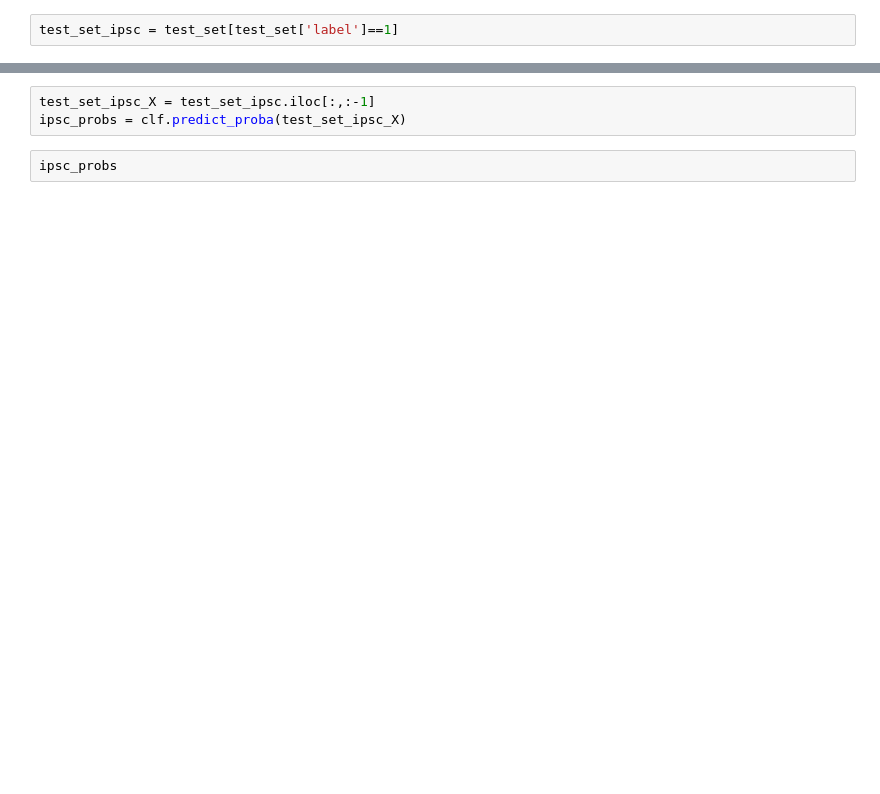
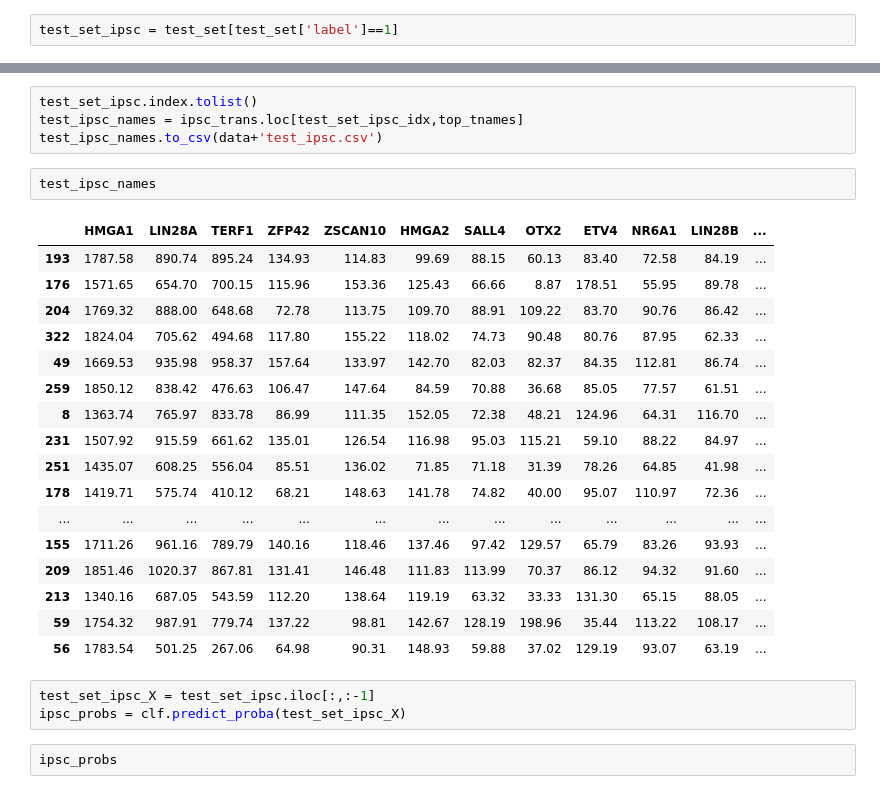
Before and after one commit to moqri/iPSC-scoring, a Jupyter notebook: notebooks/classifier_data_formatting.ipynb, the cells around one changed output, grey strips where cells are left out. Cells and saved outputs as stored; diff of their text form; blank space fills up the shorter version.

```diff
--- a/notebooks/classifier_data_formatting.ipynb
+++ b/notebooks/classifier_data_formatting.ipynb
@@ -194,3 +215,27 @@ test_set_ipsc = test_set[test_set['label']==1]
+# %%
+test_set_ipsc.index.tolist()
+test_ipsc_names = ipsc_trans.loc[test_set_ipsc_idx,top_tnames]
+test_ipsc_names.to_csv(data+'test_ipsc.csv')
+# %%
+test_ipsc_names
+# %% [output]
+|  | HMGA1 | LIN28A | TERF1 | ZFP42 | ZSCAN10 | HMGA2 | SALL4 | OTX2 | ETV4 | NR6A1 | LIN28B | ... |
+| 193 | 1787.58 | 890.74 | 895.24 | 134.93 | 114.83 | 99.69 | 88.15 | 60.13 | 83.40 | 72.58 | 84.19 | ... |
+| 176 | 1571.65 | 654.70 | 700.15 | 115.96 | 153.36 | 125.43 | 66.66 | 8.87 | 178.51 | 55.95 | 89.78 | ... |
+| 204 | 1769.32 | 888.00 | 648.68 | 72.78 | 113.75 | 109.70 | 88.91 | 109.22 | 83.70 | 90.76 | 86.42 | ... |
+| 322 | 1824.04 | 705.62 | 494.68 | 117.80 | 155.22 | 118.02 | 74.73 | 90.48 | 80.76 | 87.95 | 62.33 | ... |
+| 49 | 1669.53 | 935.98 | 958.37 | 157.64 | 133.97 | 142.70 | 82.03 | 82.37 | 84.35 | 112.81 | 86.74 | ... |
+| 259 | 1850.12 | 838.42 | 476.63 | 106.47 | 147.64 | 84.59 | 70.88 | 36.68 | 85.05 | 77.57 | 61.51 | ... |
+| 8 | 1363.74 | 765.97 | 833.78 | 86.99 | 111.35 | 152.05 | 72.38 | 48.21 | 124.96 | 64.31 | 116.70 | ... |
+| 231 | 1507.92 | 915.59 | 661.62 | 135.01 | 126.54 | 116.98 | 95.03 | 115.21 | 59.10 | 88.22 | 84.97 | ... |
+| 251 | 1435.07 | 608.25 | 556.04 | 85.51 | 136.02 | 71.85 | 71.18 | 31.39 | 78.26 | 64.85 | 41.98 | ... |
+| 178 | 1419.71 | 575.74 | 410.12 | 68.21 | 148.63 | 141.78 | 74.82 | 40.00 | 95.07 | 110.97 | 72.36 | ... |
+| ... | ... | ... | ... | ... | ... | ... | ... | ... | ... | ... | ... | ... |
+| 155 | 1711.26 | 961.16 | 789.79 | 140.16 | 118.46 | 137.46 | 97.42 | 129.57 | 65.79 | 83.26 | 93.93 | ... |
+| 209 | 1851.46 | 1020.37 | 867.81 | 131.41 | 146.48 | 111.83 | 113.99 | 70.37 | 86.12 | 94.32 | 91.60 | ... |
+| 213 | 1340.16 | 687.05 | 543.59 | 112.20 | 138.64 | 119.19 | 63.32 | 33.33 | 131.30 | 65.15 | 88.05 | ... |
+| 59 | 1754.32 | 987.91 | 779.74 | 137.22 | 98.81 | 142.67 | 128.19 | 198.96 | 35.44 | 113.22 | 108.17 | ... |
+| 56 | 1783.54 | 501.25 | 267.06 | 64.98 | 90.31 | 148.93 | 59.88 | 37.02 | 129.19 | 93.07 | 63.19 | ... |
 # %%
 test_set_ipsc_X = test_set_ipsc.iloc[:,:-1]
 ipsc_probs = clf.predict_proba(test_set_ipsc_X)
```
Also changed, not shown: parts of 14 cells of this notebook, 24 other files.
